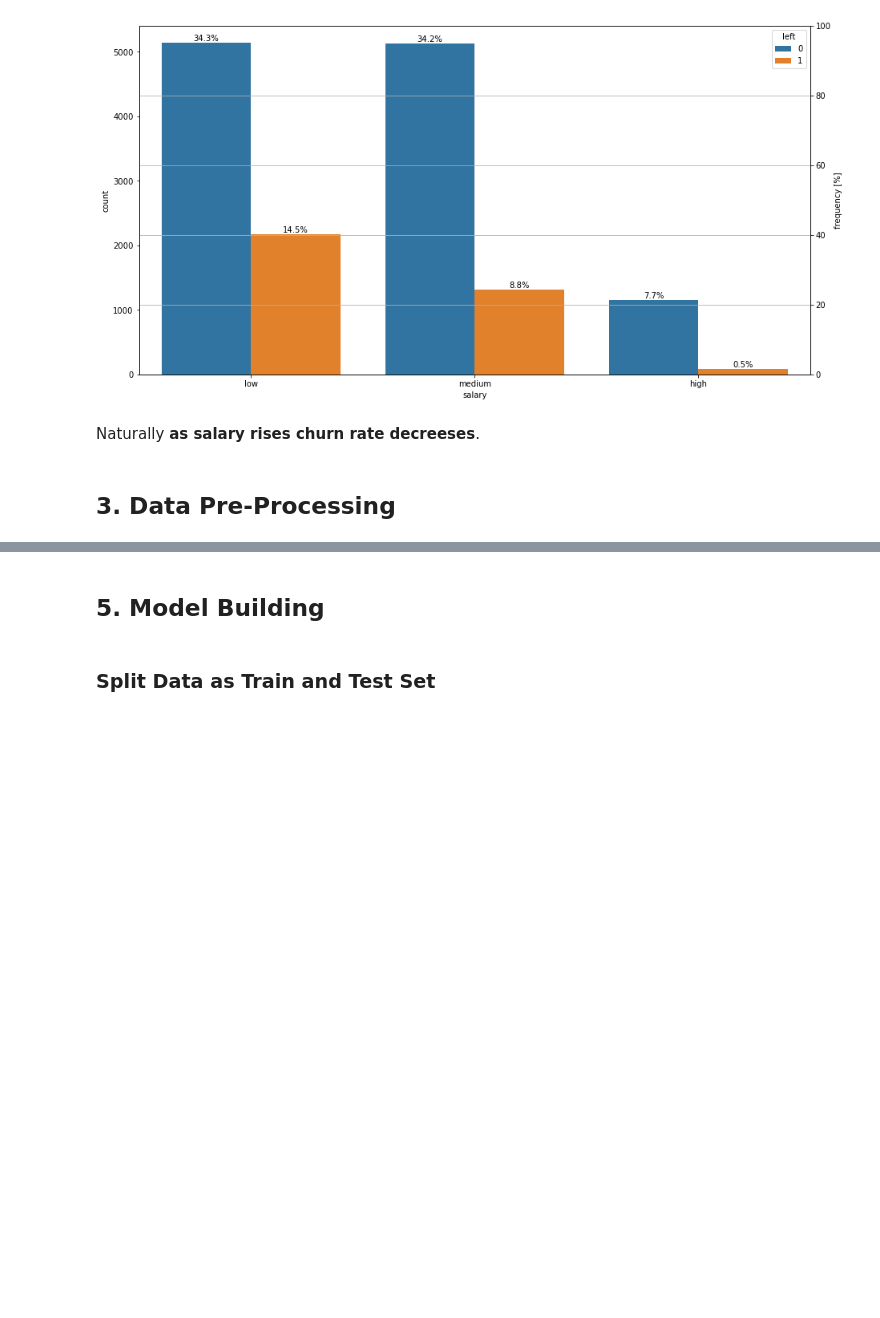
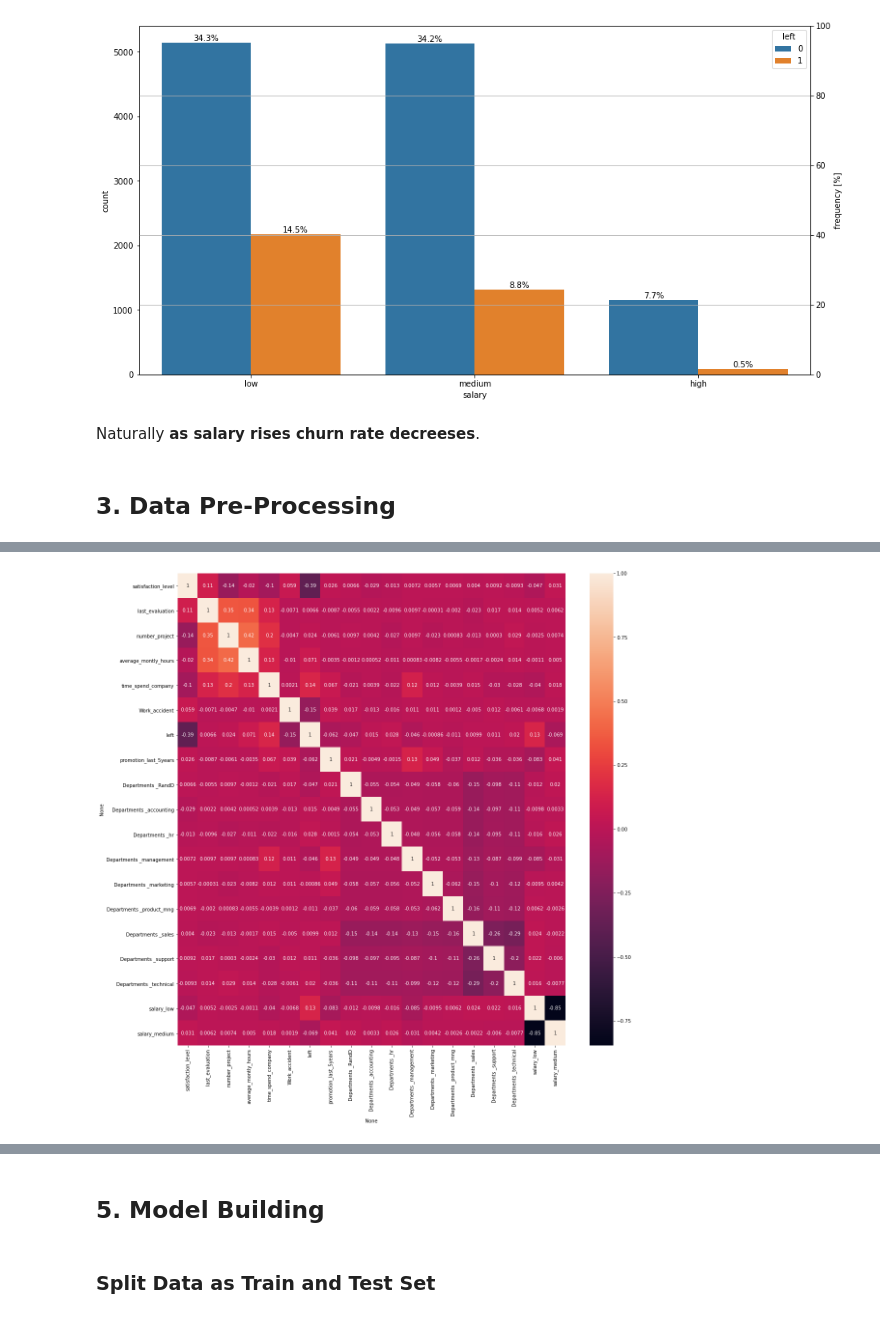
Before and after one commit to ozkanyildirim/Capstone_Projects, a Jupyter notebook: 11_Churn Prediction/Churn Prediction.ipynb, the cells around one changed output, grey strips where cells are left out. Saved outputs shown, nothing was run; the diff lists cells and outputs as text; code cells hidden in the pictures; blank space fills up the shorter version.

```diff
--- a/11_Churn Prediction/Churn Prediction.ipynb
+++ b/11_Churn Prediction/Churn Prediction.ipynb
@@ -731,0 +720,7 @@ Let's find out the groups of employees who left. You can observe that the most i
+# %%
+plt.figure(figsize=(18, 18))
+sns.heatmap(employee.corr(), annot=True)
+plt.yticks(rotation=0)
+plt.show()
+# %% [output]
+[figure, added]
```
Also changed, not shown: parts of 34 cells of this notebook, 2 other files.
